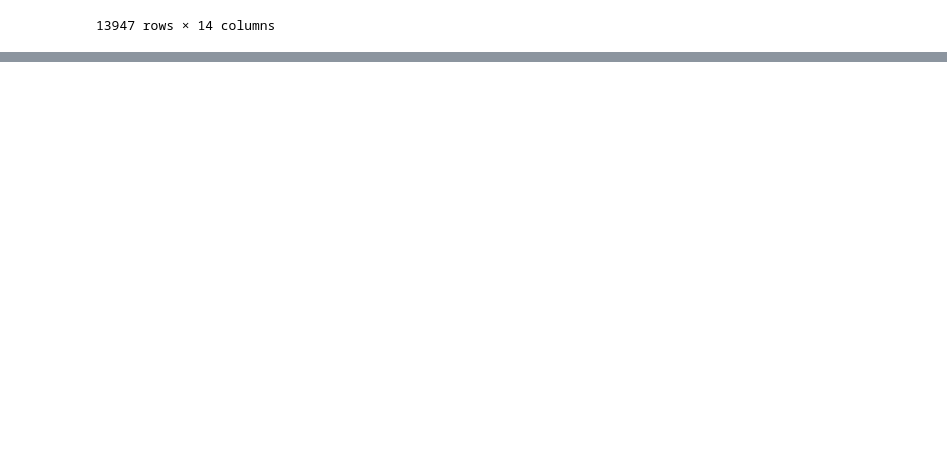
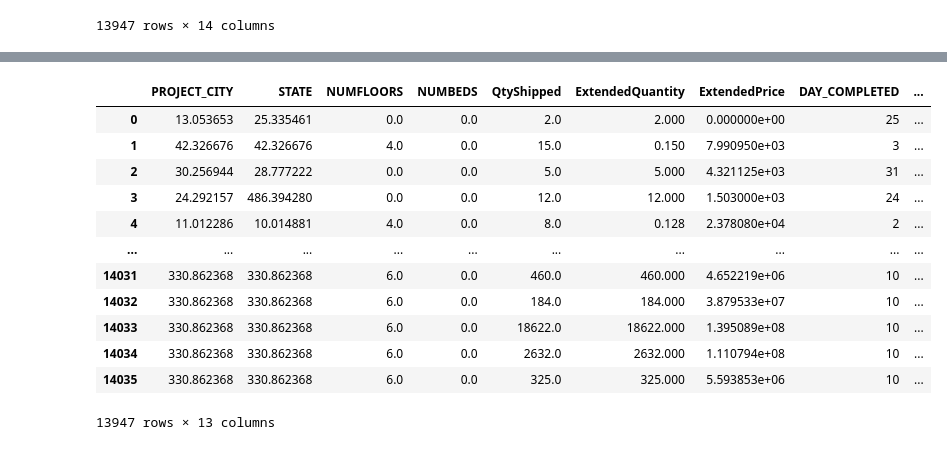
Before and after one commit to its-me-meax/Hackathon-kaggle, a Jupyter notebook: Dataset/Data_analysis.ipynb, the cells around one changed output, grey strips where cells are left out. Drawn from its saved outputs; the diff is of its cells as text; code cells hidden in the pictures; blank space fills up the shorter version.

```diff
--- a/Dataset/Data_analysis.ipynb
+++ b/Dataset/Data_analysis.ipynb
@@ -691,0 +848,37 @@ df
+# %%
+df.drop([ 'YEAR_STARTED ', 'YEAR_COMPLETED ',
+         'MONTH_STARTED', 'MONTH_COMPLETED'], axis=1, inplace=True)
+# %%
+df['invoiceTotal_log'] = np.log1p(df['invoiceTotal'])
+# %%
+def month_to_season(month):
+    if month in [12, 1, 2]:
+        return 'Winter'
+    elif month in [3, 4, 5]:
+        return 'Spring'
+    elif month in [6, 7, 8]:
+        return 'Summer'
+    else:
+        return 'Fall'
+
+df['SEASON_STARTED'] = df['MONTH_STARTED'].apply(month_to_season)
+df['SEASON_COMPLETED'] = df['MONTH_COMPLETED'].apply(month_to_season)
+# %%
+from sklearn.preprocessing import OneHotEncoder, OrdinalEncoder, StandardScaler
+from category_encoders import TargetEncoder
+import pandas as pd
+
+# Ordinal encoding for months
+month_map = {'January':1, 'February':2, 'March':3, 'April':4,
+             'May':5, 'June':6, 'July':7, 'August':8,
+             'September':9, 'October':10, 'November':11, 'December':12}
+
+df['MONTH_COMPLETED'] = df['MONTH_NAME_COMPLETED'].map(month_map)
+df['MONTH_STARTED'] = df['MONTH_NAME_STARTED'].map(month_map)
+
+# Target Encoding for high-cardinality features
+te = TargetEncoder(cols=['PROJECT_CITY','STATE'])
+df[['PROJECT_CITY','STATE']] = te.fit_transform(df[['PROJECT_CITY','STATE']], df['QtyShipped'])
+
+# One-hot encoding for low-cardinality categorical features
+df = pd.get_dummies(df, columns=['CORE_MARKET','PROJECT_TYPE'], drop_first=True)
@@ -691,0 +905,16 @@ df
+# %%
+df
+# %% [output]
+|  | PROJECT_CITY | STATE | NUMFLOORS | NUMBEDS | QtyShipped | ExtendedQuantity | ExtendedPrice | DAY_COMPLETED | ... |
+| 0 | 13.053653 | 25.335461 | 0.0 | 0.0 | 2.0 | 2.000 | 0.000000e+00 | 25 | ... |
+| 1 | 42.326676 | 42.326676 | 4.0 | 0.0 | 15.0 | 0.150 | 7.990950e+03 | 3 | ... |
+| 2 | 30.256944 | 28.777222 | 0.0 | 0.0 | 5.0 | 5.000 | 4.321125e+03 | 31 | ... |
+| 3 | 24.292157 | 486.394280 | 0.0 | 0.0 | 12.0 | 12.000 | 1.503000e+03 | 24 | ... |
+| 4 | 11.012286 | 10.014881 | 4.0 | 0.0 | 8.0 | 0.128 | 2.378080e+04 | 2 | ... |
+| ... | ... | ... | ... | ... | ... | ... | ... | ... | ... |
+| 14031 | 330.862368 | 330.862368 | 6.0 | 0.0 | 460.0 | 460.000 | 4.652219e+06 | 10 | ... |
+| 14032 | 330.862368 | 330.862368 | 6.0 | 0.0 | 184.0 | 184.000 | 3.879533e+07 | 10 | ... |
+| 14033 | 330.862368 | 330.862368 | 6.0 | 0.0 | 18622.0 | 18622.000 | 1.395089e+08 | 10 | ... |
+| 14034 | 330.862368 | 330.862368 | 6.0 | 0.0 | 2632.0 | 2632.000 | 1.110794e+08 | 10 | ... |
+| 14035 | 330.862368 | 330.862368 | 6.0 | 0.0 | 325.0 | 325.000 | 5.593853e+06 | 10 | ... |
+13947 rows × 13 columns
```
Also changed, not shown: parts of 44 cells of this notebook.
